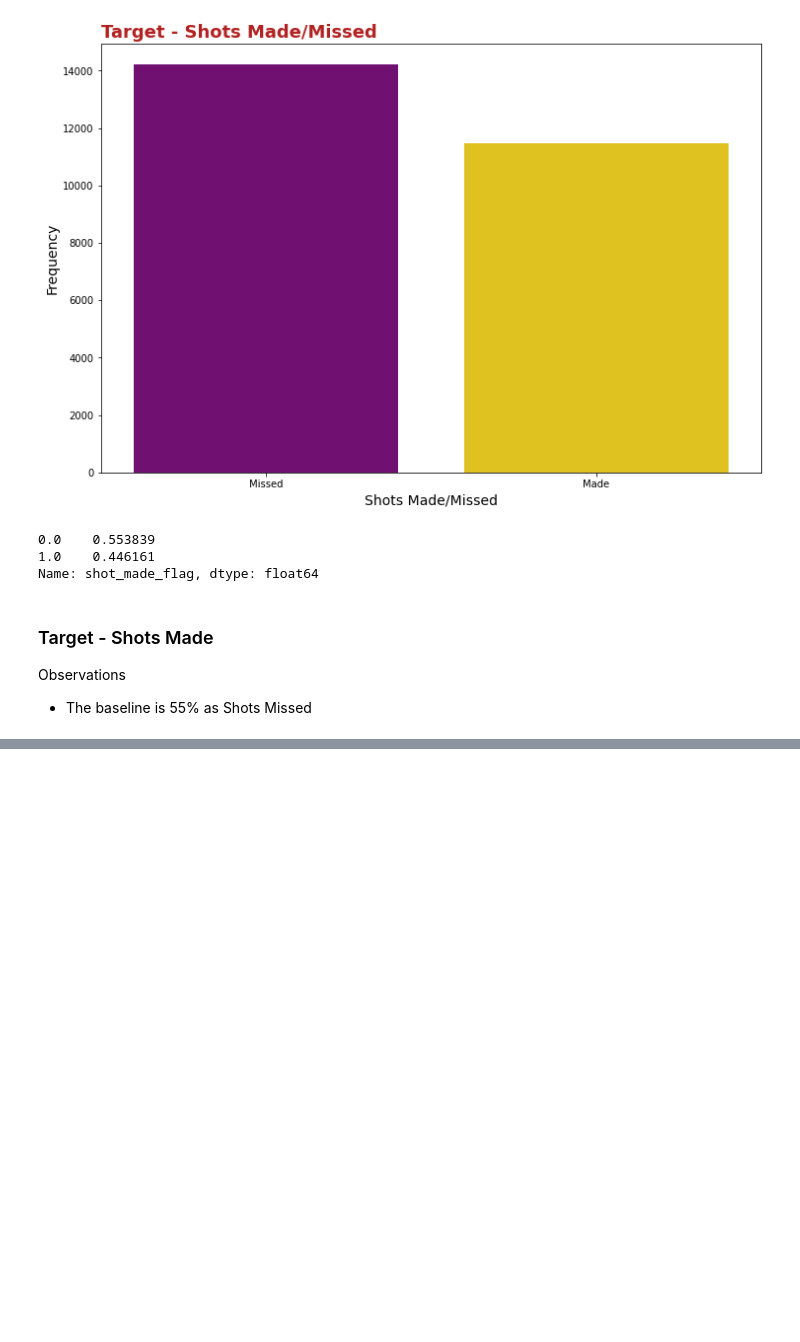
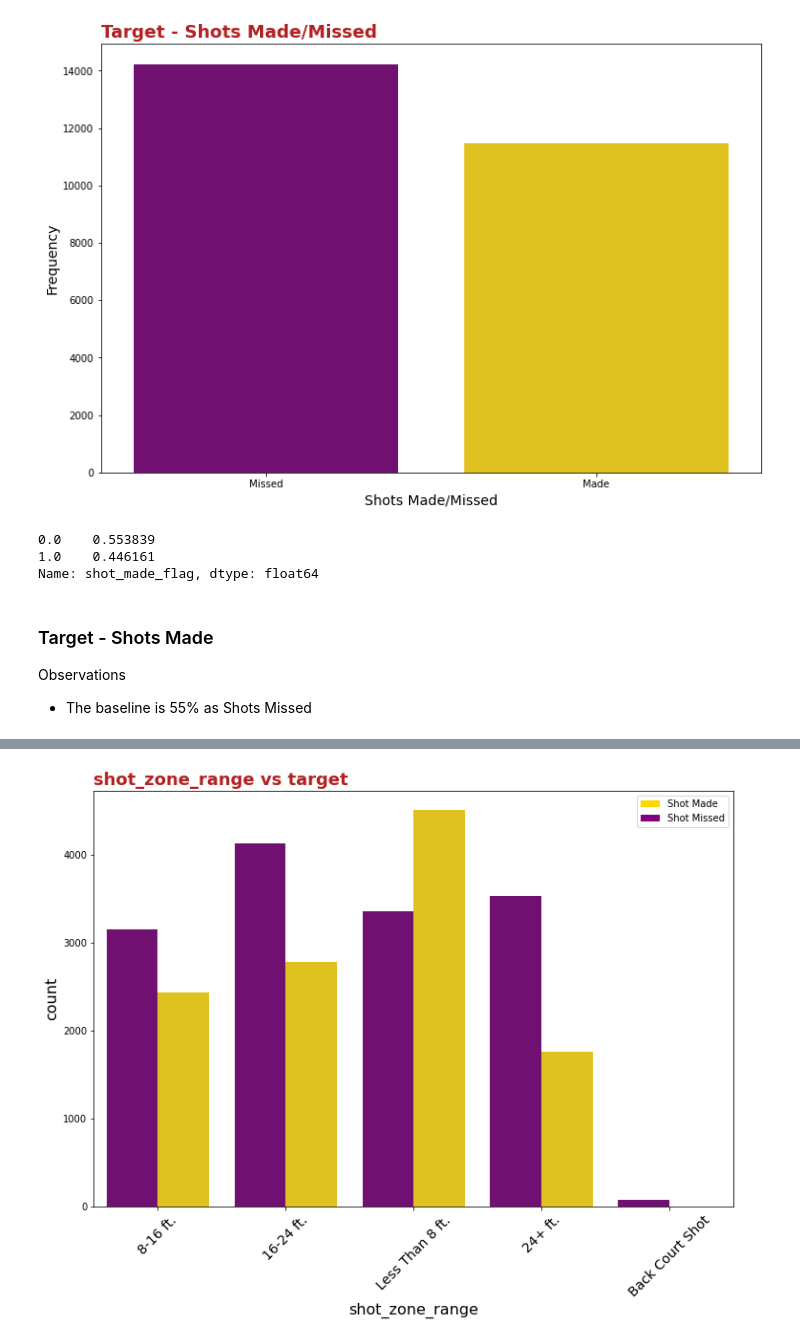
Before and after one commit to Ftrejo23/Hackathon, a Jupyter notebook: andy_eda.ipynb, the cells around one changed output, grey strips where cells are left out. Saved outputs shown, nothing was run; the diff lists cells and outputs as text; code cells hidden in the pictures; blank space fills up the shorter version.

```diff
--- a/andy_eda.ipynb
+++ b/andy_eda.ipynb
@@ -305,0 +326,4 @@ Observations
+# %%
+plotcat('shot_zone_range')
+# %% [output]
+[figure, added]
```
Also changed, not shown: parts of 28 cells of this notebook.
